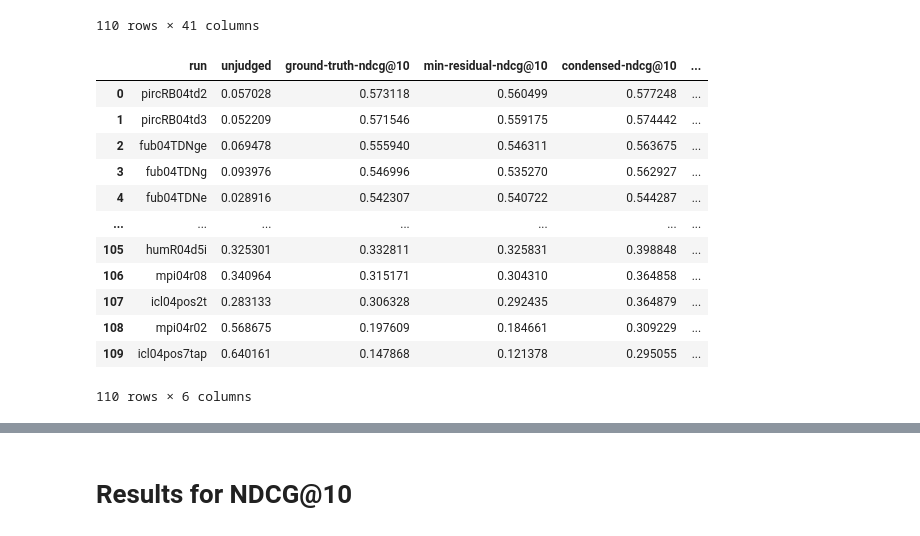
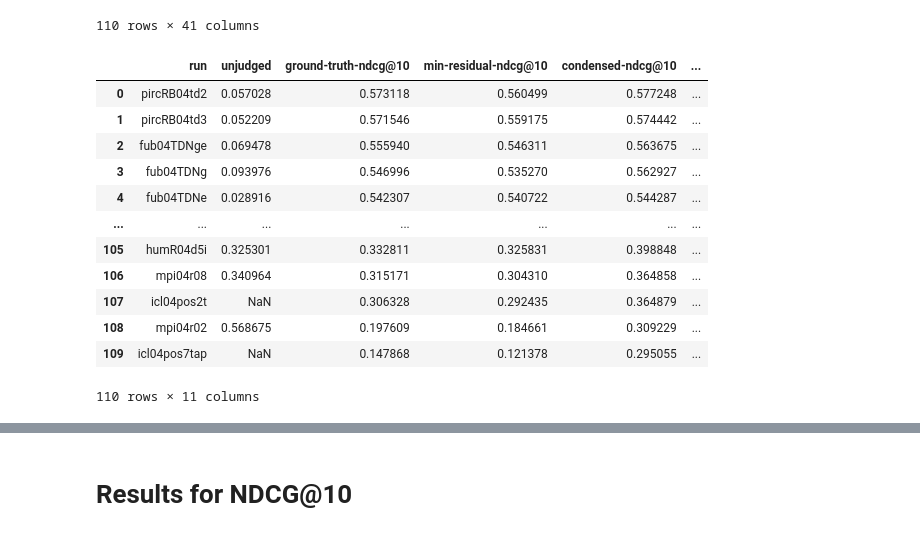
Before and after one commit to webis-de/ECIR-23, a Jupyter notebook: src/main/ipynb/evaluate-robust04.ipynb, the cells around one changed output, grey strips where cells are left out. Saved outputs shown, nothing was run; the diff lists cells and outputs as text; code cells hidden in the pictures.

```diff
--- a/src/main/ipynb/evaluate-robust04.ipynb
+++ b/src/main/ipynb/evaluate-robust04.ipynb
@@ -122,7 +141,8 @@ def rename_measure(m):
         return 'residual-rbp@20-max'
     if m == 'residual-rbp@20-MIN-RBP@20':
         return 'residual-rbp@20-min'
-
+    if m in ['bs-1000-ndcg@10-mean', 'bs-1000-ndcg@10-q-5', 'bs-1000-ndcg@10-q-25', 'bs-1000-ndcg@10-q-50', 'bs-1000-ndcg@10-q-75']:
+        return m
 
 def process_row(df_row):
     df_row = df_row.to_dict()
@@ -248,36 +268,54 @@ def report_for_row(df_row, measure, depth):
         f'min-residual-{measure}@{depth}': float(df_row[(f'depth-{depth}-incomplete', f'residual-{measure}@{depth}-min')]),
         f'condensed-{measure}@{depth}': float(df_row[(f'depth-{depth}-incomplete', f'condensed-{measure}@{depth}')]),
         f'max-residual-{measure}@{depth}': float(df_row[(f'depth-{depth}-incomplete', f'residual-{measure}@{depth}-max')]),
+        f'bs-q5-{measure}@{depth}': float(df_row[(f'depth-{depth}-incomplete', f'bs-1000-{measure}@{depth}-q-5')]),
+
+        f'bs-q25-{measure}@{depth}': float(df_row[(f'depth-{depth}-incomplete', f'bs-1000-{measure}@{depth}-q-25')]),
+        f'bs-q50-{measure}@{depth}': float(df_row[(f'depth-{depth}-incomplete', f'bs-1000-{measure}@{depth}-q-50')]),
+        f'bs-mean-{measure}@{depth}': float(df_row[(f'depth-{depth}-incomplete', f'bs-1000-{measure}@{depth}-mean')]),
+        f'bs-q75-{measure}@{depth}': float(df_row[(f'depth-{depth}-incomplete', f'bs-1000-{measure}@{depth}-q-75')]),
+
     }
 
 def create_aggregated_df(measure, depth):
     ret = pd.DataFrame([dict(i) for i in aggregated_df.apply(lambda i: report_for_row(i, measure, depth), axis=1)])
     ret = ret.sort_values(f'ground-truth-{measure}@{depth}', ascending=False).reset_index()
     del ret['index']
     return ret
 
 def create_df_for_plot(measure, depth):
     ret = []
 
     for pos, i in create_aggregated_df(measure, depth).iterrows():
-        for k,v in [('min', f'min-residual-{measure}@{depth}'), ('max', f'max-residual-{measure}@{depth}'), ('actual', f'ground-truth-{measure}@{depth}'), ('condensed', f'condensed-{measure}@{depth}')]:
+        for k,v in [
+            ('min', f'min-residual-{measure}@{depth}'),
+            ('max', f'max-residual-{measure}@{depth}'),
+            ('actual', f'ground-truth-{measure}@{depth}'),
+            ('condensed', f'condensed-{measure}@{depth}'),
+
+            ('bs-q25', f'bs-q25-{measure}@{depth}'),
+            ('bs-q5', f'bs-q5-{measure}@{depth}'),
+            ('bs-mean', f'bs-mean-{measure}@{depth}'),
+            ('bs-q50', f'bs-q50-{measure}@{depth}'),
+            ('bs-q75', f'bs-q75-{measure}@{depth}'),
+        ]:
             ret += [{'Run': pos+1, 'Estimation': k, f'{measure}@{depth}': i[v]}]
 
     return pd.DataFrame(ret)
 
 df_report = create_aggregated_df('ndcg', 10)
 df_report
 # %% [output]
 |  | run | unjudged | ground-truth-ndcg@10 | min-residual-ndcg@10 | condensed-ndcg@10 | ... |
 | 0 | pircRB04td2 | 0.057028 | 0.573118 | 0.560499 | 0.577248 | ... |
 | 1 | pircRB04td3 | 0.052209 | 0.571546 | 0.559175 | 0.574442 | ... |
 | 2 | fub04TDNge | 0.069478 | 0.555940 | 0.546311 | 0.563675 | ... |
 | 3 | fub04TDNg | 0.093976 | 0.546996 | 0.535270 | 0.562927 | ... |
 | 4 | fub04TDNe | 0.028916 | 0.542307 | 0.540722 | 0.544287 | ... |
 | ... | ... | ... | ... | ... | ... | ... |
 | 105 | humR04d5i | 0.325301 | 0.332811 | 0.325831 | 0.398848 | ... |
 | 106 | mpi04r08 | 0.340964 | 0.315171 | 0.304310 | 0.364858 | ... |
-| 107 | icl04pos2t | 0.283133 | 0.306328 | 0.292435 | 0.364879 | ... |
+| 107 | icl04pos2t | NaN | 0.306328 | 0.292435 | 0.364879 | ... |
 | 108 | mpi04r02 | 0.568675 | 0.197609 | 0.184661 | 0.309229 | ... |
-| 109 | icl04pos7tap | 0.640161 | 0.147868 | 0.121378 | 0.295055 | ... |
+| 109 | icl04pos7tap | NaN | 0.147868 | 0.121378 | 0.295055 | ... |
-110 rows × 6 columns
+110 rows × 11 columns
```
Also changed, not shown: parts of 6 cells of this notebook, 2 other files.
